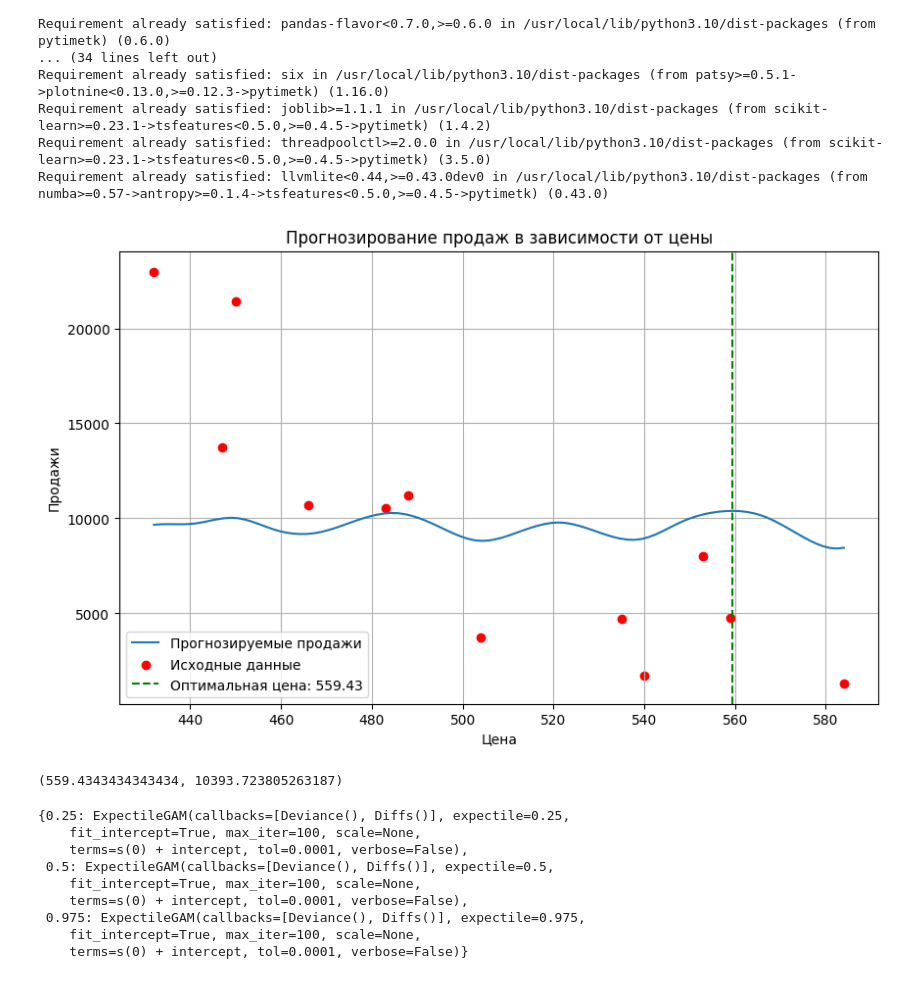
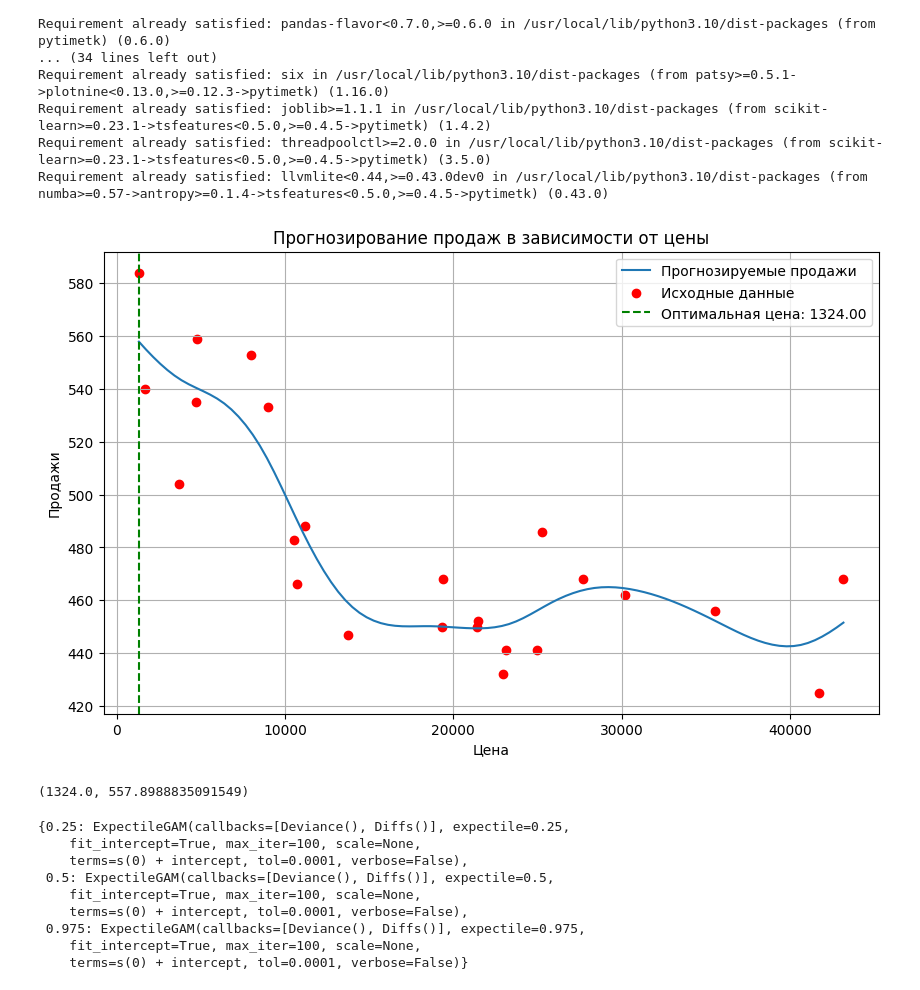
Before and after one commit to budennovsk/Pandas, a Jupyter notebook: GAM_optim.ipynb, the cells around one changed output. Cells and saved outputs as stored; diff of their text form; code cells hidden in the pictures.

```diff
--- a/GAM_optim.ipynb
+++ b/GAM_optim.ipynb
@@ -26,38 +26,37 @@ import numpy as np
 from pygam import LinearGAM, s
 import matplotlib.pyplot as plt
 
 # Данные
-prices = np.array([584, 540, 504, 488, 447, 559, 483, 535, 466, 450, 432, 553])
-sales = np.array([1324, 1706, 3735, 11195, 13751, 4755, 10556, 4733, 10701, 21422, 22981, 7994])
-
+prices = np.array([1324, 1706, 3735, 11195, 13751, 4755, 10556, 4733, 10701, 21422, 22981, 7994, 21457, 23159, 19329, 24965, 35538, 30202, 27719, 19388, 9006, 41747, 25271, 43175])
+sales = np.array([584, 540, 504, 488, 447, 559, 483, 535, 466, 450, 432, 553, 452, 441, 450, 441, 456, 462, 468, 468, 533, 425, 486, 468])
 # Обучение модели
 gam = LinearGAM(s(0)).fit(prices, sales)
 
 # Прогнозирование на следующем месяце для различных цен
 price_range = np.linspace(min(prices), max(prices), 100)
 sales_pred = gam.predict(price_range)
 
 # Поиск цены, при которой продажи максимальны
 optimal_price = price_range[np.argmax(sales_pred)]
 optimal_sales = max(sales_pred)
 
 # Построение графика
 plt.figure(figsize=(10, 6))
 plt.plot(price_range, sales_pred, label='Прогнозируемые продажи')
 plt.scatter(prices, sales, color='red', label='Исходные данные')
 plt.axvline(optimal_price, color='green', linestyle='--', label=f'Оптимальная цена: {optimal_price:.2f}')
 plt.xlabel('Цена')
 plt.ylabel('Продажи')
 plt.title('Прогнозирование продаж в зависимости от цены')
 plt.legend()
 plt.grid(True)
 plt.show()
 
 # Вывод оптимальной цены и объема продаж
 optimal_price, optimal_sales
 # %% [output]
-[figure, old version]
+[figure, new version]
-(559.4343434343434, 10393.723805263187)
+(1324.0, 557.8988835091549)
 # %%
 # Данные
 import pandas as pd
```
Also changed, not shown: parts of 8 cells of this notebook.
